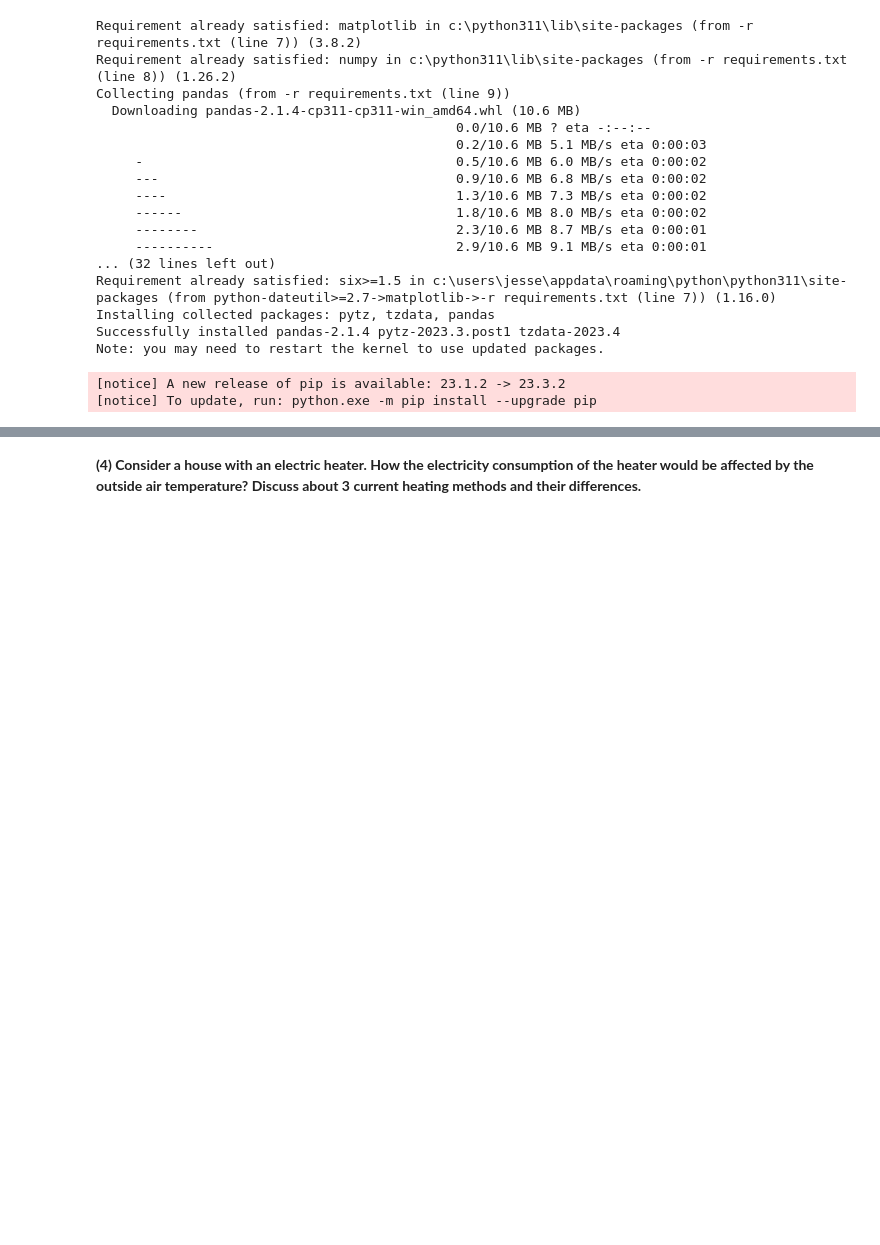
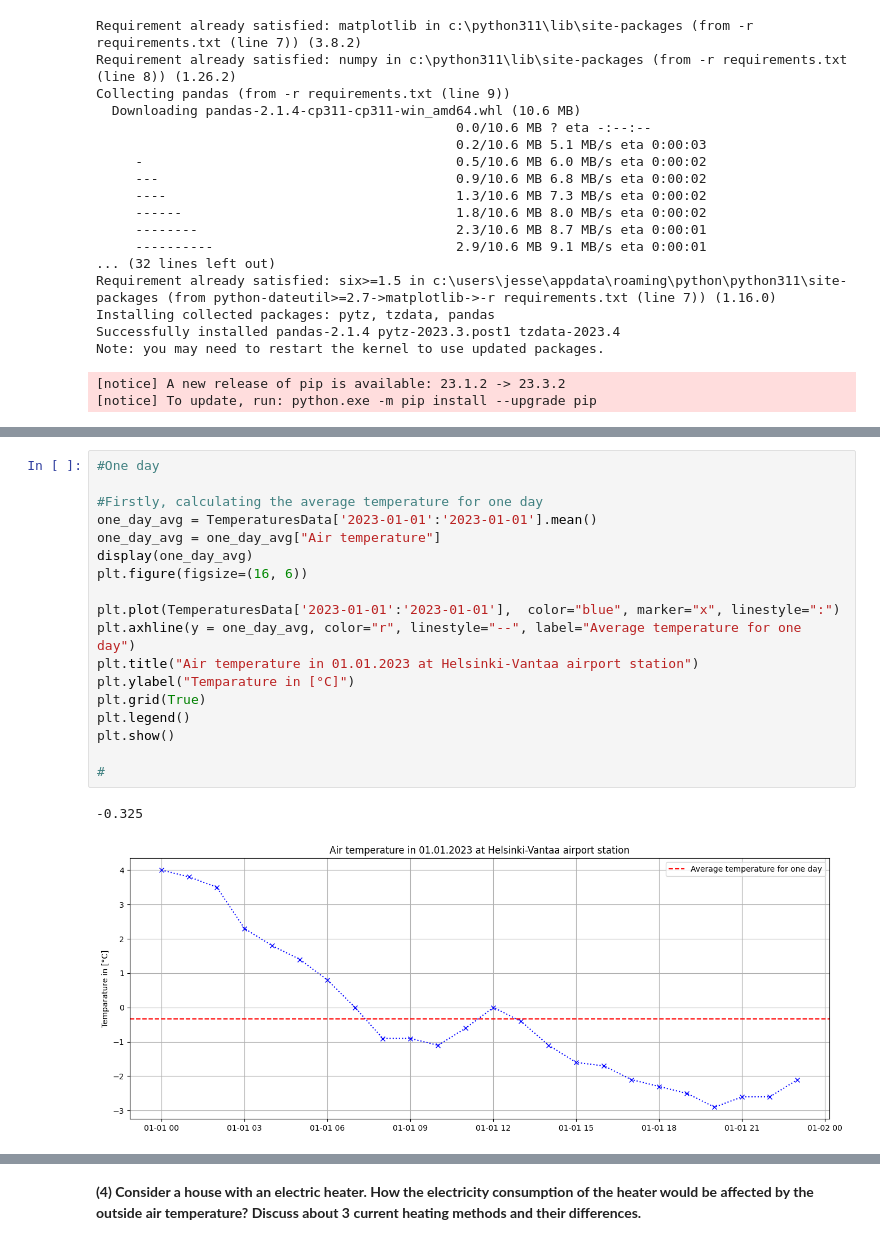
Before and after one commit to Codingman11/intro-iot-systems, a Jupyter notebook: Week 1/homework-w1.ipynb, the cells around one changed output, grey strips where cells are left out. Saved outputs shown, nothing was run; the diff lists cells and outputs as text; blank space fills up the shorter version.

```diff
--- a/Week 1/homework-w1.ipynb
+++ b/Week 1/homework-w1.ipynb
@@ -83,0 +82,21 @@ display(TemparaturesData.head())
+# %%
+#One day
+
+#Firstly, calculating the average temperature for one day
+one_day_avg = TemperaturesData['2023-01-01':'2023-01-01'].mean()
+one_day_avg = one_day_avg["Air temperature"]
+display(one_day_avg)
+plt.figure(figsize=(16, 6))
+
+plt.plot(TemperaturesData['2023-01-01':'2023-01-01'],  color="blue", marker="x", linestyle=":")
+plt.axhline(y = one_day_avg, color="r", linestyle="--", label="Average temperature for one day")
+plt.title("Air temperature in 01.01.2023 at Helsinki-Vantaa airport station")
+plt.ylabel("Temparature in [°C]")
+plt.grid(True)
+plt.legend()
+plt.show()
+
+#
+# %% [output]
+-0.325
+[figure, added]
```
Also changed, not shown: parts of 8 cells of this notebook, 18 other files.
